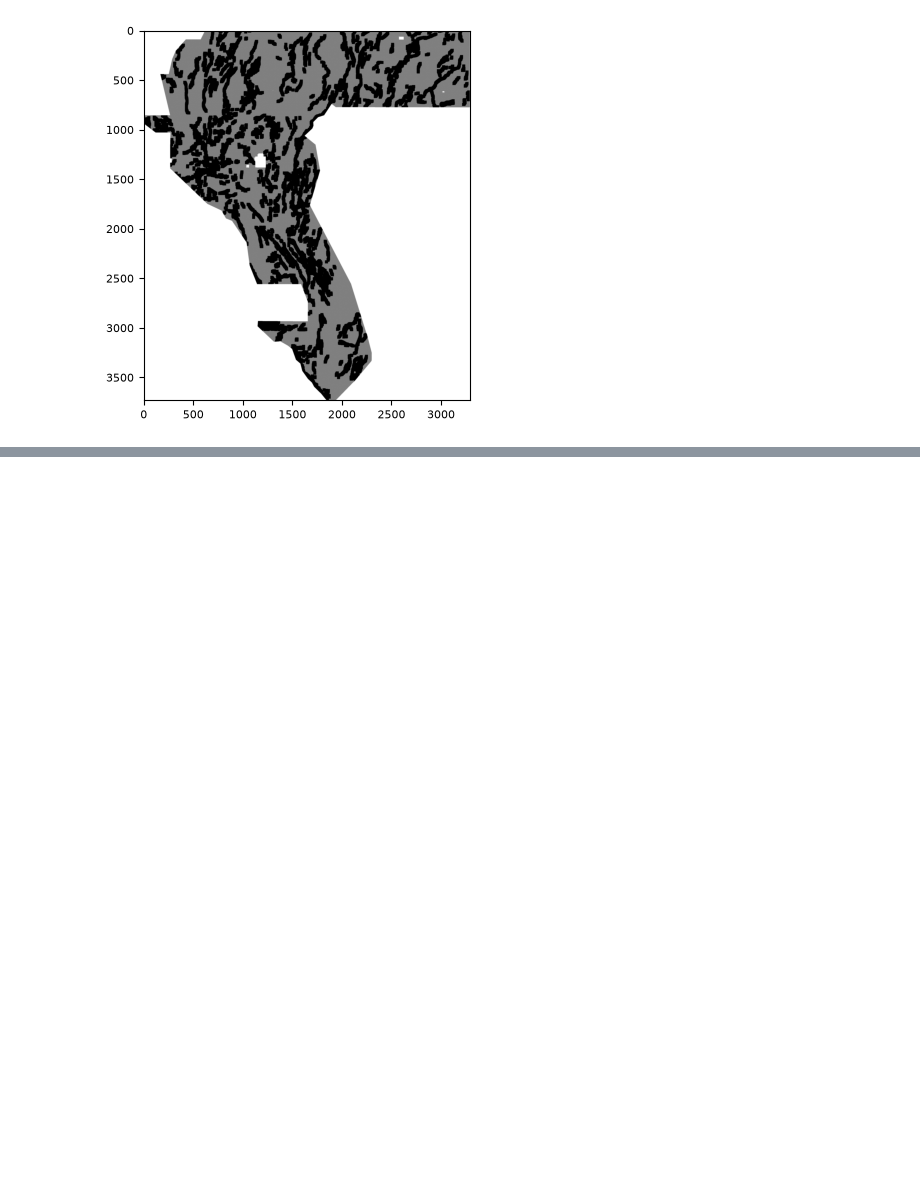
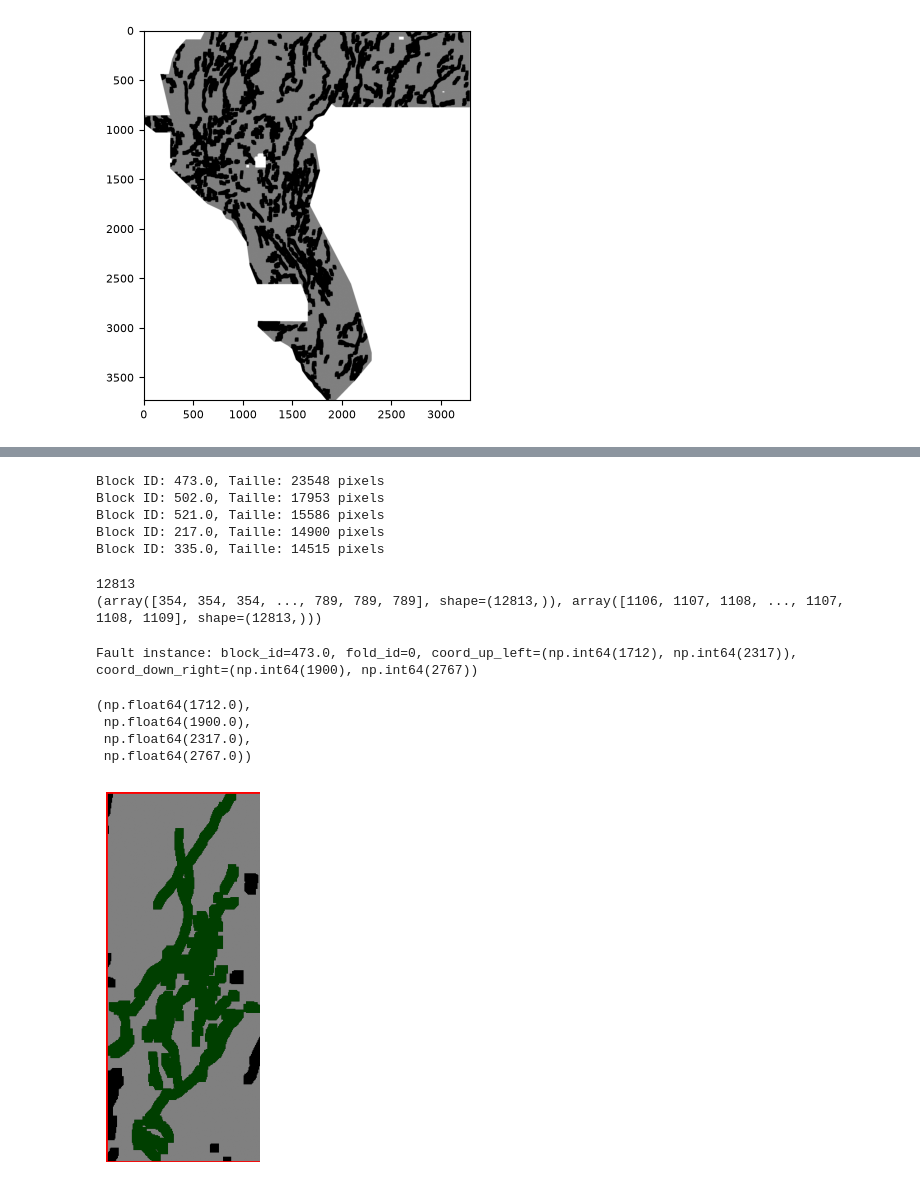
Before and after one commit to NicolasANNE/Faults-detection-IODAA, a Jupyter notebook: notebook/split.ipynb, the cells around one changed output, grey strips where cells are left out. Drawn from its saved outputs; the diff is of its cells as text; code cells hidden in the pictures; blank space fills up the shorter version.

```diff
--- a/notebook/split.ipynb
+++ b/notebook/split.ipynb
@@ -390,0 +417,65 @@ plt.imshow(all_results[30], cmap=ListedColormap(["gray", "black"]), vmin=0, vmax
+# %%
+#print id des plus grandes faille
+for block_id, size in sorted(map_block_size.items(), key=lambda x: x[1], reverse=True)[:5]:
+    print(f"Block ID: {block_id}, Taille: {size} pixels")
+# %% [output]
+Block ID: 473.0, Taille: 23548 pixels
+Block ID: 502.0, Taille: 17953 pixels
+Block ID: 521.0, Taille: 15586 pixels
+Block ID: 217.0, Taille: 14900 pixels
+Block ID: 335.0, Taille: 14515 pixels
+# %%
+a_mask = (Y_blocks == 100)
+print(a_mask.sum())
+print(np.where(a_mask))
+# %% [output]
+12813
+(array([354, 354, 354, ..., 789, 789, 789], shape=(12813,)), array([1106, 1107, 1108, ..., 1107, 1108, 1109], shape=(12813,)))
+# %%
+class Fault:
+    def __init__(self, block_id, fold_id, coord_up_left, coord_down_right, mask):
+        self.block_id = block_id
+        self.fold_id = fold_id
+        self.coord_up_left = coord_up_left
+        self.coord_down_right = coord_down_right
+        self.mask = mask
+        self.pixel_count = mask.sum()
+        self.Hbb = coord_down_right[1] - coord_up_left[1] + 1
+        self.Wbb = coord_down_right[0] - coord_up_left[0] + 1
+        self.area = self.Hbb * self.Wbb
+
+def create_faults(Y_blocks, fold_map):
+    faults = []
+    for block_id in np.unique(Y_blocks[Y_blocks > 0]):
+        mask = (Y_blocks == block_id)
+        # coordonnées de la bounding box
+        rows, cols = np.where(mask)
+        coord_up_left = (cols.min(), rows.min())
+        coord_down_right = (cols.max(), rows.max())
+        fold_id = int(fold_map[mask][0])
+        faults.append(Fault(block_id, fold_id, coord_up_left, coord_down_right, mask))
+    return faults
+
+faults_consensus = create_faults(Y_blocks, fold_map_consensus)
+# %%
+instance = faults_consensus[472]
+print(f"Fault instance: block_id={instance.block_id}, fold_id={instance.fold_id}, coord_up_left={instance.coord_up_left}, coord_down_right={instance.coord_down_right}")
+import matplotlib.pyplot as plt
+#affiche la boarding box de la faille sur la carte Y_buff
+eps = 0
+Y_buff_zoomed_on_bounding_box_eps =  Y_buff[instance.coord_up_left[1]-eps:instance.coord_down_right[1]+eps, instance.coord_up_left[0]-eps:instance.coord_down_right[0]+eps]
+plt.imshow(Y_buff, cmap=ListedColormap(["gray", "black"]), vmin=0, vmax=1)
+plt.gca().add_patch(plt.Rectangle(instance.coord_up_left, instance.coord_down_right[0] - instance.coord_up_left[0] + 1, instance.coord_down_right[1] - instance.coord_up_left[1] + 1, fill=False, edgecolor='red', linewidth=2))
+#colorer les pixels dela faille (dispo sur le mask )en vert sur la carte Y_buff
+plt.imshow(instance.mask, cmap=ListedColormap(["none", "green"]), alpha=0.5, vmin=0, vmax=1)
+# crop plot to bounding box with eps
+plt.xlim(instance.coord_up_left[0]-eps, instance.coord_down_right[0]+eps)
+plt.ylim(instance.coord_up_left[1]-eps, instance.coord_down_right[1]+eps)
+plt.axis("off")
+# %% [output]
+Fault instance: block_id=473.0, fold_id=0, coord_up_left=(np.int64(1712), np.int64(2317)), coord_down_right=(np.int64(1900), np.int64(2767))
+(np.float64(1712.0),
+ np.float64(1900.0),
+ np.float64(2317.0),
+ np.float64(2767.0))
+[figure, added]
```
Also changed, not shown: parts of 10 cells of this notebook.
